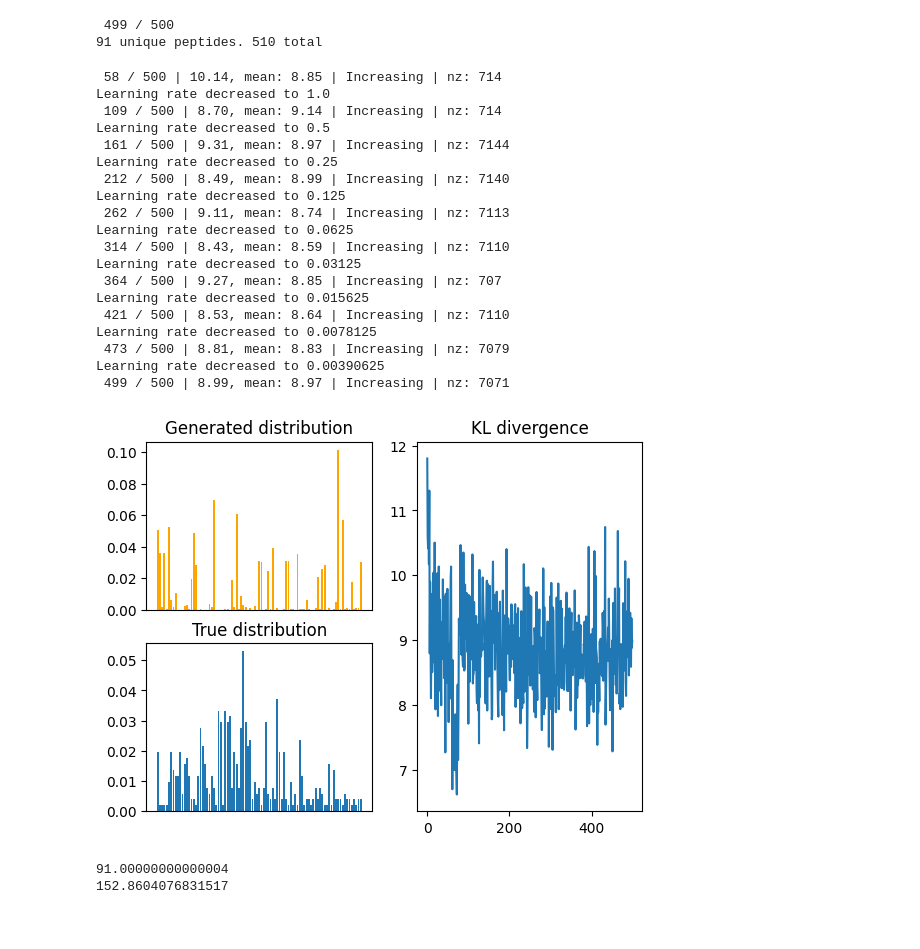
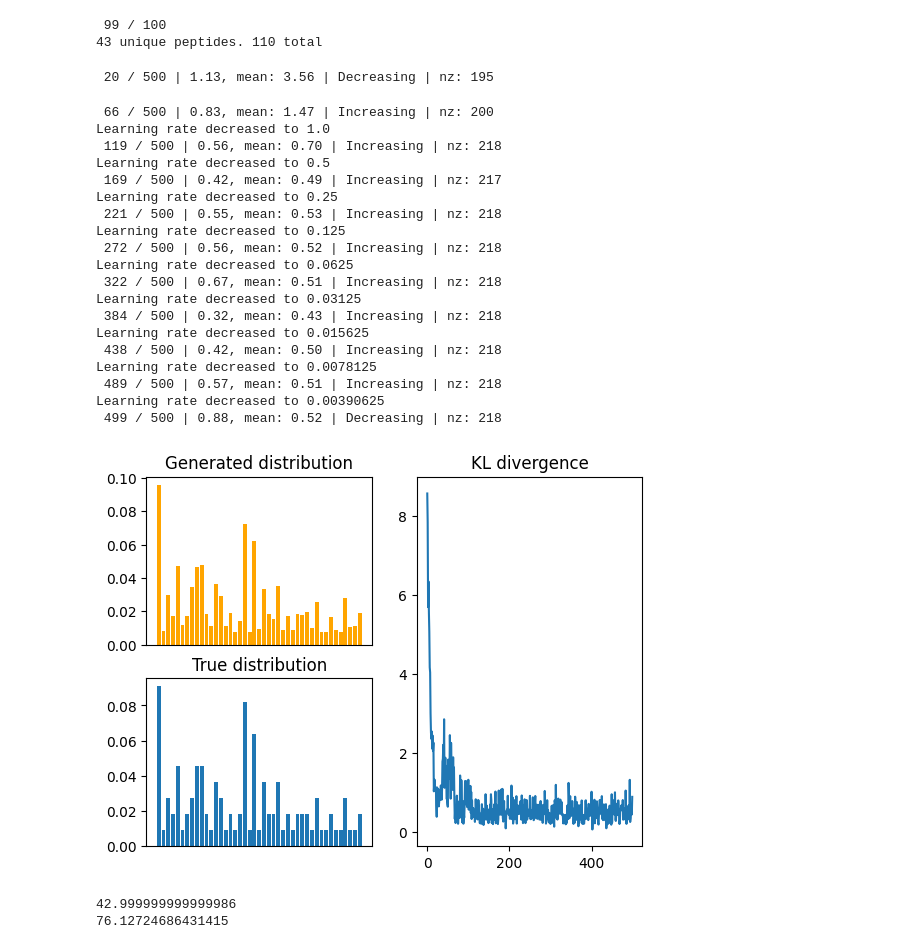
Before and after one commit to ErikHartman/disassembly, a Jupyter notebook: src/weight_estimation.ipynb, the cells around one changed output. Cells and saved outputs as stored; diff of their text form; code cells hidden in the pictures.

```diff
--- a/src/weight_estimation.ipynb
+++ b/src/weight_estimation.ipynb
@@ -17,13 +17,13 @@ enzymes = enzyme_set(
 P, sequence_graph = simulate_proteolysis(
     pr39,
     n_start=10,
-    n_generate=500,
+    n_generate=100,
     endo_or_exo_probability=[0.5, 0.5],
     enzymes=enzymes,
 )
 # %% [output]
- 499 / 500
-91 unique peptides. 510 total
+ 99 / 100
+43 unique peptides. 110 total
 # %%
 from disassembly.estimate_weights import estimate_weights
 
@@ -33,59 +33,60 @@ G, kls, generated, weights = estimate_weights(
     exo_mult_factor=1,
     lr=2,
     n_iterations=500,
-    N_T=500,
+    N_T=200,
     alpha=0.05,
 )
 
 fig, axs = plt.subplot_mosaic(
     [["generated", "kl"], ["true", "kl"]], width_ratios=[2, 2]
 )
 
 generated_sum = {k: 0 for k in generated[0].keys()}
 
 for p_generated in [
     generated[i]
     for i in range(
         len(generated.keys()) - int(len(generated.keys()) / 20), len(generated.keys())
     )
 ]:
     for k, v in p_generated.items():
         generated_sum[k] += v / 20
 
 axs["true"].bar(P.keys(), [v / sum(P.values()) for v in P.values()])
 axs["generated"].bar(
     generated_sum.keys(),
     [v / sum(generated_sum.values()) for v in generated_sum.values()],
     color="orange",
 )
 axs["kl"].plot(kls)
 axs["true"].set_title("True distribution")
 axs["generated"].set_title(f"Generated distribution")
 axs["kl"].set_title("KL divergence")
 axs["true"].set_xticks([])
 axs["generated"].set_xticks([])
 plt.show()
 # %% [output]
- 58 / 500 | 10.14, mean: 8.85 | Increasing | nz: 714
-Learning rate decreased to 1.0
- 109 / 500 | 8.70, mean: 9.14 | Increasing | nz: 714
-Learning rate decreased to 0.5
- 161 / 500 | 9.31, mean: 8.97 | Increasing | nz: 7144
-Learning rate decreased to 0.25
- 212 / 500 | 8.49, mean: 8.99 | Increasing | nz: 7140
-Learning rate decreased to 0.125
- 262 / 500 | 9.11, mean: 8.74 | Increasing | nz: 7113
-Learning rate decreased to 0.0625
- 314 / 500 | 8.43, mean: 8.59 | Increasing | nz: 7110
-Learning rate decreased to 0.03125
- 364 / 500 | 9.27, mean: 8.85 | Increasing | nz: 707
-Learning rate decreased to 0.015625
- 421 / 500 | 8.53, mean: 8.64 | Increasing | nz: 7110
-Learning rate decreased to 0.0078125
- 473 / 500 | 8.81, mean: 8.83 | Increasing | nz: 7079
-Learning rate decreased to 0.00390625
- 499 / 500 | 8.99, mean: 8.97 | Increasing | nz: 7071
+ 20 / 500 | 1.13, mean: 3.56 | Decreasing | nz: 195
+ 66 / 500 | 0.83, mean: 1.47 | Increasing | nz: 200
+Learning rate decreased to 1.0
+ 119 / 500 | 0.56, mean: 0.70 | Increasing | nz: 218
+Learning rate decreased to 0.5
+ 169 / 500 | 0.42, mean: 0.49 | Increasing | nz: 217
+Learning rate decreased to 0.25
+ 221 / 500 | 0.55, mean: 0.53 | Increasing | nz: 218
+Learning rate decreased to 0.125
+ 272 / 500 | 0.56, mean: 0.52 | Increasing | nz: 218
+Learning rate decreased to 0.0625
+ 322 / 500 | 0.67, mean: 0.51 | Increasing | nz: 218
+Learning rate decreased to 0.03125
+ 384 / 500 | 0.32, mean: 0.43 | Increasing | nz: 218
+Learning rate decreased to 0.015625
+ 438 / 500 | 0.42, mean: 0.50 | Increasing | nz: 218
+Learning rate decreased to 0.0078125
+ 489 / 500 | 0.57, mean: 0.51 | Increasing | nz: 218
+Learning rate decreased to 0.00390625
+ 499 / 500 | 0.88, mean: 0.52 | Decreasing | nz: 218
-[figure, old version]
+[figure, new version]
 # %%
 import numpy as np
 
@@ -105,8 +106,8 @@ for node in sequence_graph.nodes():
 print(sum([r for r, _ in real_vs_estimated_weights if str(r) != "nan"]))
 print(sum([e for _, e in real_vs_estimated_weights]))
 # %% [output]
-91.00000000000004
-152.8604076831517
+42.999999999999986
+76.12724686431415
 # %%
 fig, axs = plt.subplots(1, 2)
 axs[0].set_ylabel("weight")
```
Also changed, not shown: parts of 7 cells of this notebook, 3 other files.
